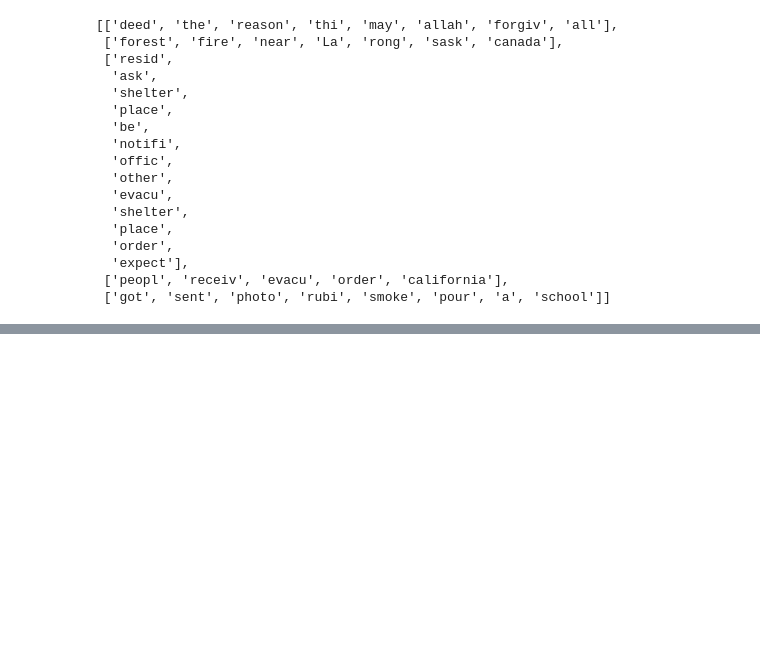
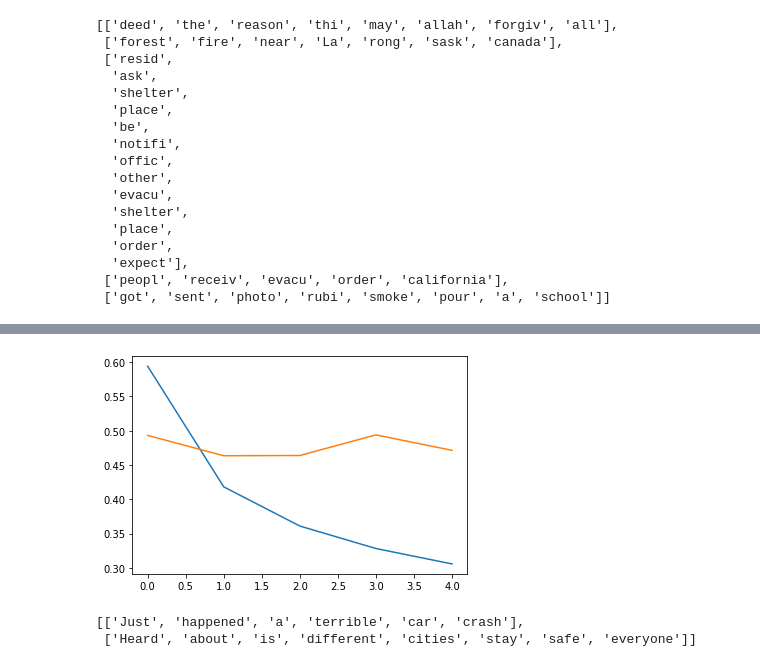
Before and after one commit to Belal-AI/Predicting-disaster-tweets-using-LSTM-, a Jupyter notebook: Predicting_disaster_tweets_using_LSTM.ipynb, the cells around one changed output, grey strips where cells are left out. Cells and saved outputs as stored; diff of their text form; code cells hidden in the pictures; blank space fills up the shorter version.

```diff
--- a/Predicting_disaster_tweets_using_LSTM.ipynb
+++ b/Predicting_disaster_tweets_using_LSTM.ipynb
@@ -275,0 +372,6 @@ list_of_tweets[:5]
+# %%
+plt.plot(history.history['loss'])
+plt.plot(history.history['val_loss'])
+plt.show()
+# %% [output]
+[figure, added]
@@ -275,0 +390,8 @@ list_of_tweets[:5]
+# %%
+list_of_tweets_test = []   #toknize the tweets manually
+for tweet in no_uni_test:
+  list_of_tweets_test.append(tweet.split())
+list_of_tweets_test[:2]
+# %% [output]
+[['Just', 'happened', 'a', 'terrible', 'car', 'crash'],
+ ['Heard', 'about', 'is', 'different', 'cities', 'stay', 'safe', 'everyone']]
```
Also changed, not shown: parts of 22 cells of this notebook.
